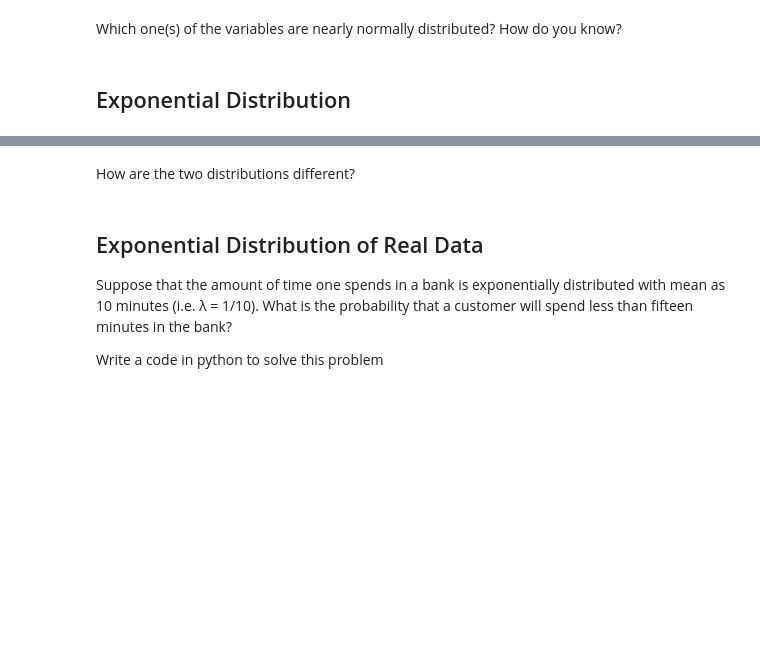
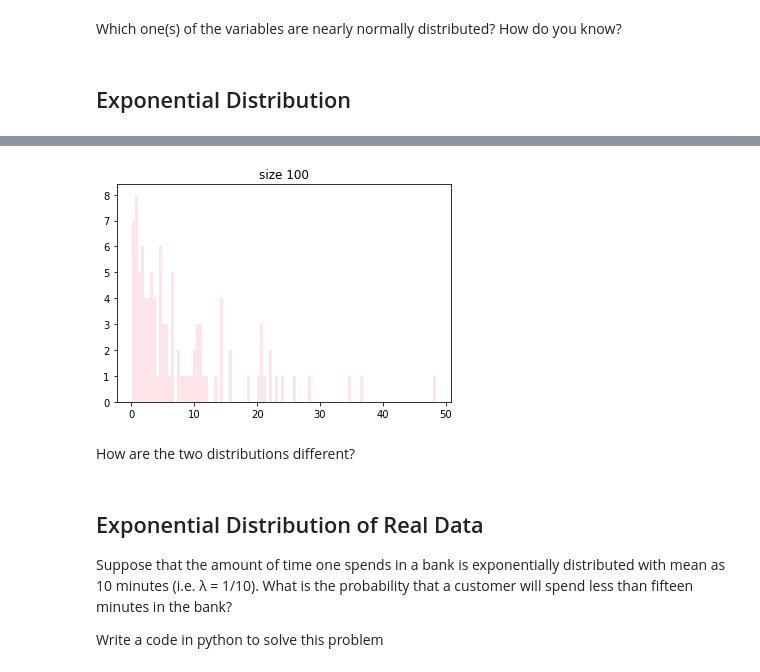
Before and after one commit to ironhack-datalabs/datamad0620, a Jupyter notebook: module-2/lab-continuous-probability-distribution/your-code/main.ipynb, the cells around one changed output, grey strips where cells are left out. Saved outputs shown, nothing was run; the diff lists cells and outputs as text; code cells hidden in the pictures; blank space fills up the shorter version.

```diff
--- a/module-2/lab-continuous-probability-distribution/your-code/main.ipynb
+++ b/module-2/lab-continuous-probability-distribution/your-code/main.ipynb
@@ -173,4 +181,6 @@ sns.distplot(r, bins=100, color="pink").set_title("size 10");
 # %%
-sns.distplot(t, bins=100, color="pink").set_title("size 100");
+sns.distplot(t, bins=100, kde=False, color="pink").set_title("size 100");
+# %% [output]
+[figure, added]
 # %% [markdown]
 How are the two distributions different?
```
Also changed, not shown: parts of 6 cells of this notebook.
